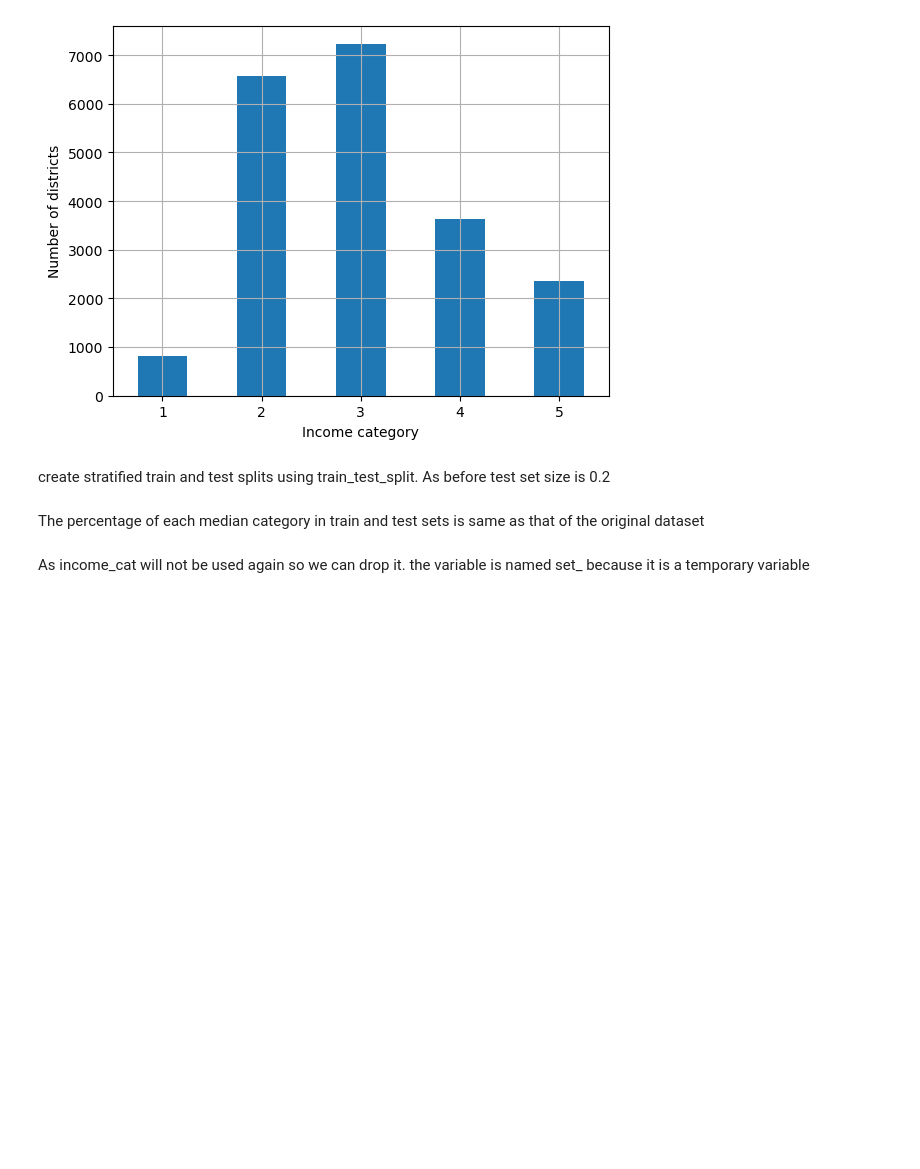
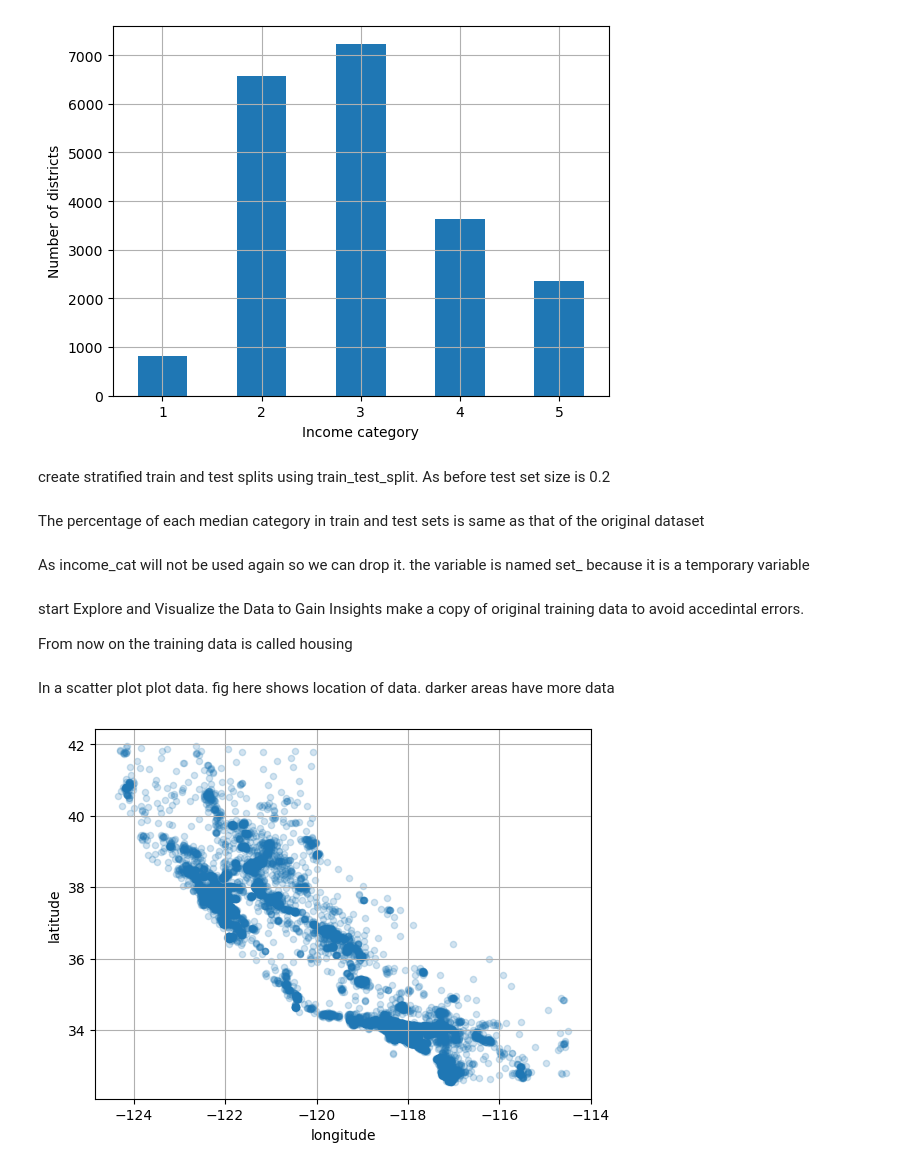
Before and after one commit to youssefabdalla/ml-book-ageron, a Jupyter notebook: predict_median_house_value_California.ipynb, the cells around one changed output. Saved outputs shown, nothing was run; the diff lists cells and outputs as text; code cells hidden in the pictures; blank space fills up the shorter version.

```diff
--- a/predict_median_house_value_California.ipynb
+++ b/predict_median_house_value_California.ipynb
@@ -138,3 +142,19 @@ As income_cat will not be used again so we can drop it. the variable is named se
 # %%
 for set_ in (strat_train_set, strat_test_set, housing):
     set_.drop("income_cat", axis=1, inplace=True)
+# %% [markdown]
+start Explore and Visualize the Data to Gain Insights
+make a copy of original training data to avoid accedintal errors.
+
+From now on the training data is called housing
+# %%
+housing = strat_train_set.copy()
+# %% [markdown]
+In a scatter plot plot data. fig here shows location of data. darker areas have more data
+# %%
+housing.plot(
+    kind="scatter", x="longitude", y="latitude", grid=True, subplots=True, alpha=0.2
+)
+plt.show()
+# %% [output]
+[figure, added]
```
Also changed, not shown: parts of 8 cells of this notebook.
